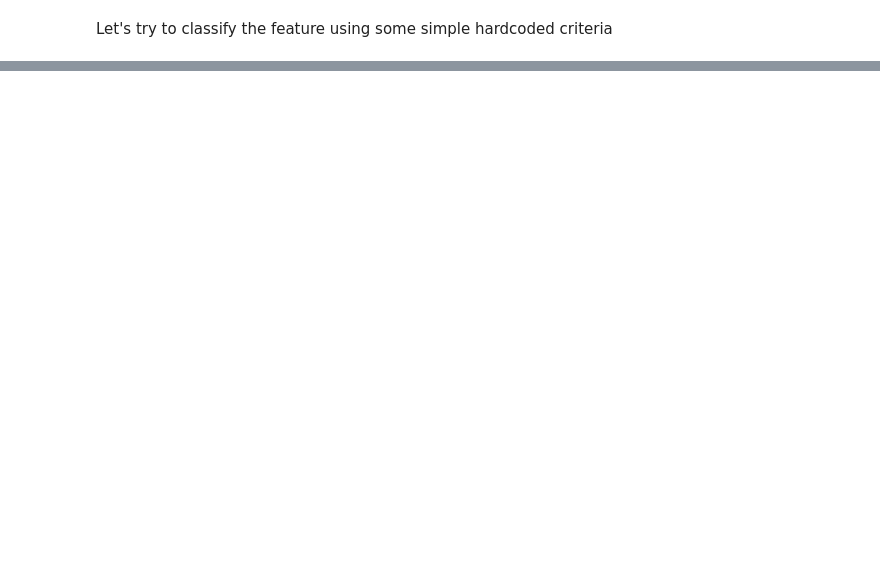
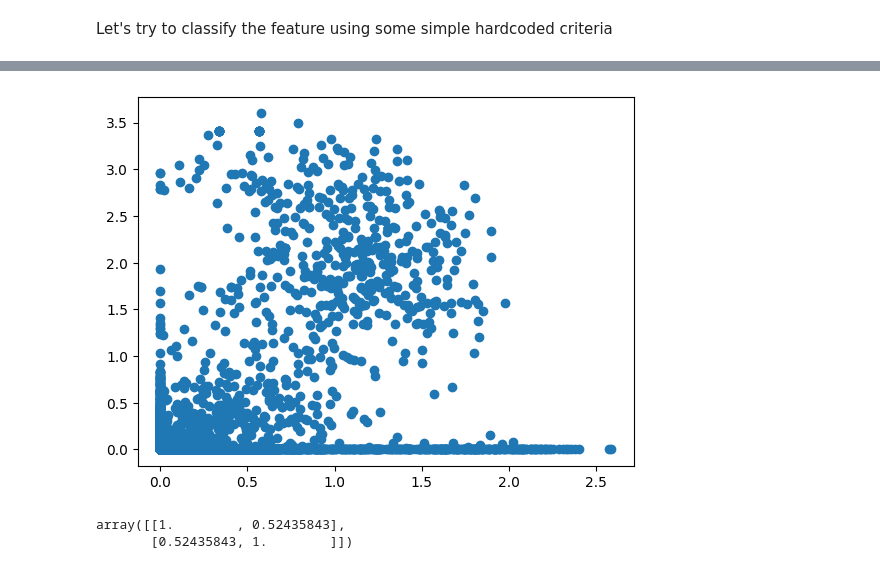
Before and after one commit to jkutaso/chessgpt_sae, a Jupyter notebook: latent_activation_prediction.ipynb, the cells around one changed output, grey strips where cells are left out. Cells and saved outputs as stored; diff of their text form; code cells hidden in the pictures; blank space fills up the shorter version.

```diff
--- a/latent_activation_prediction.ipynb
+++ b/latent_activation_prediction.ipynb
@@ -429,0 +493,12 @@ criterion
+# %%
+x = all_relevant_sae_activations[:, :, 3]
+y =all_relevant_sae_activations[:, :, 18]
+plt.scatter(x.cpu().numpy(), y.cpu().numpy())
+plt.show()
+# %% [output]
+[figure, added]
+# %%
+np.corrcoef(x.cpu().numpy().flatten(), y.cpu().numpy().flatten())
+# %% [output]
+array([[1.        , 0.52435843],
+       [0.52435843, 1.        ]])
```
Also changed, not shown: parts of 22 cells of this notebook, 1 other file.
